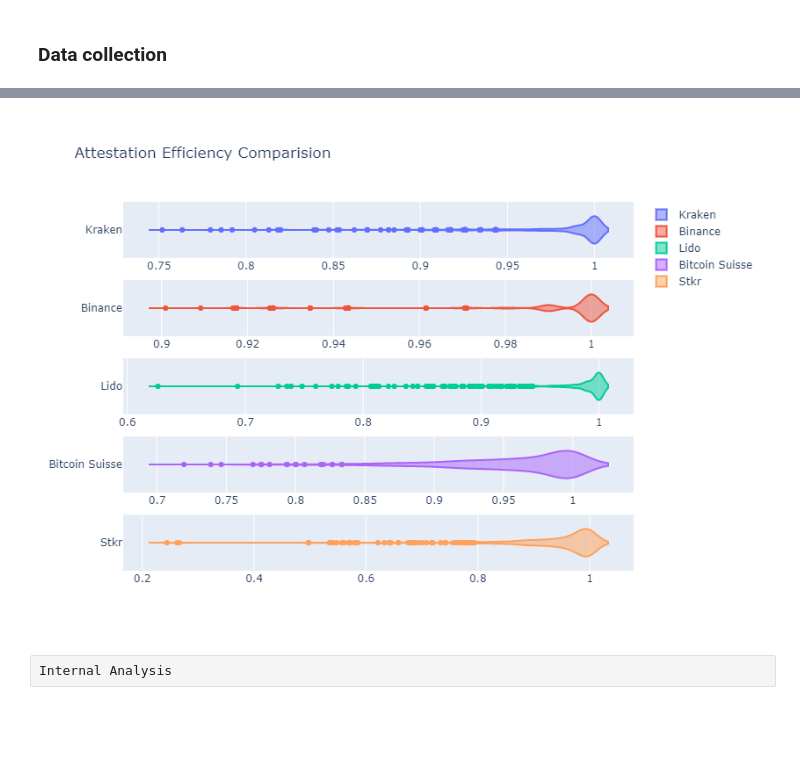
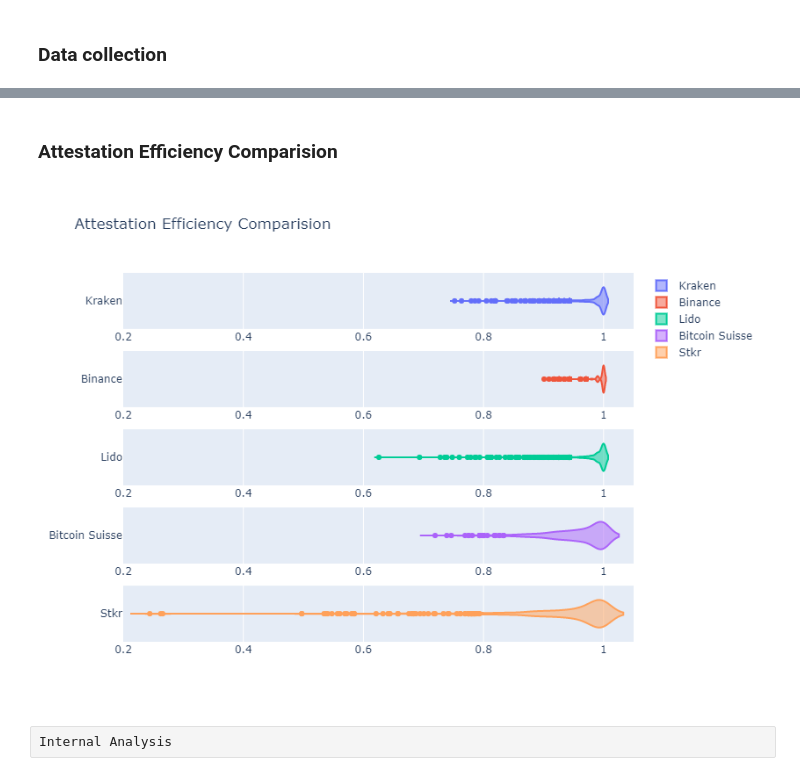
Before and after one commit to SHSR2001/beacondigest, a Jupyter notebook: notebooks/2021/09/08/Analysis_preliminary.ipynb, the cells around one changed output, grey strips where cells are left out. Cells and saved outputs as stored; diff of their text form; code cells hidden in the pictures; blank space fills up the shorter version.

```diff
--- a/notebooks/2021/09/08/Analysis_preliminary.ipynb
+++ b/notebooks/2021/09/08/Analysis_preliminary.ipynb
@@ -311,7 +304,6 @@ stkr_orphaned = []
 #     lido_missed.append(s)
 #     lido_orphaned.append(t)
 
-api_key = 'YUhrSzA2TkE2NUwyR3VzeWxXLzdl'
 
 # for i in range(256,len(kr_validators)):
 #     x = requests.get('https://beaconcha.in/api/v1/validator/stats/{}?api_key={}'.format(str(kr_validators[i]), api_key))
@@ -611,3 +653,5 @@ dtype: float64
+# %% [markdown]
+### Attestation Efficiency Comparision
 # %%
 from plotly.subplots import make_subplots
 import plotly.graph_objects as go
@@ -618,35 +662,35 @@ fig.append_trace(go.Violin(
     name = 'Kraken',
     x=kraken_ae,
 ), row=1, col=1)
 
 fig.append_trace(go.Violin(
     name = 'Binance',
     x=binance_ae,
 ), row=2, col=1)
 
 fig.append_trace(go.Violin(
     name = 'Lido',
     x=lido_ae,
 ), row=3, col=1)
 
 fig.append_trace(go.Violin(
     name = 'Bitcoin Suisse',
     x=bitcoin_suisse_ae,
 ), row=4, col=1)
 
 
 fig.append_trace(go.Violin(
     name = 'Stkr',
     x=stkr_ae,
 ), row=5, col=1)
 
 
-# fig.update_xaxes(range=[35000000, 105000000])
+fig.update_xaxes(range=[0.2, 1.05])
 
 fig.update_layout(height=600, width=600, title_text="Attestation Efficiency Comparision")
 fig.show()
 # %% [output]
-[figure, old version]
+[figure, new version]
 # %% [raw]
 Internal Analysis
 # %% [raw]
```
Also changed, not shown: parts of 22 cells of this notebook.
